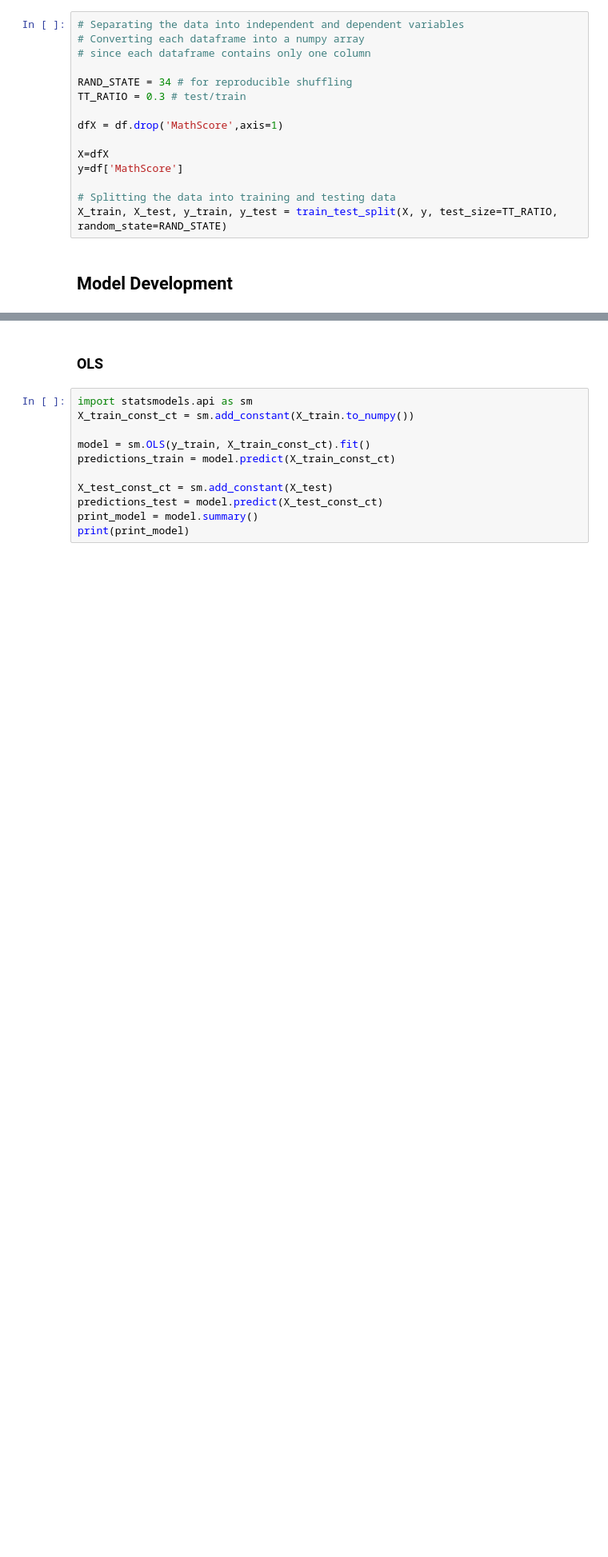
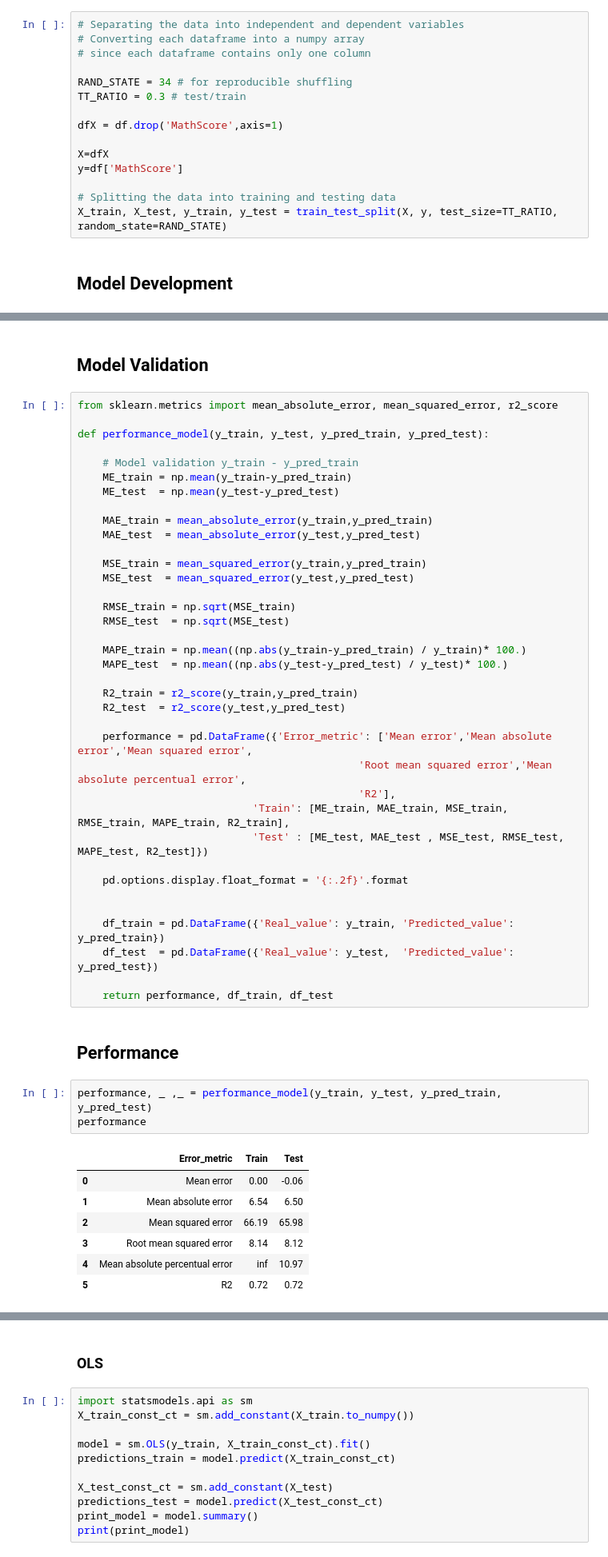
Before and after one commit to serquein/Projects, a Jupyter notebook: Final Project - Decision Tree - Regression.ipynb, the cells around one changed output, grey strips where cells are left out. Shown: that part at 80% size. Drawn from its saved outputs; the diff is of its cells as text; blank space fills up the shorter version.

```diff
--- a/Final Project - Decision Tree - Regression.ipynb
+++ b/Final Project - Decision Tree - Regression.ipynb
@@ -259,0 +218,52 @@ print(mean_squared_error(y_test,y_pred))
+# %% [markdown]
+## Model Validation
+# %%
+from sklearn.metrics import mean_absolute_error, mean_squared_error, r2_score
+
+def performance_model(y_train, y_test, y_pred_train, y_pred_test):
+
+    # Model validation y_train - y_pred_train
+    ME_train = np.mean(y_train-y_pred_train)
+    ME_test  = np.mean(y_test-y_pred_test)
+
+    MAE_train = mean_absolute_error(y_train,y_pred_train)
+    MAE_test  = mean_absolute_error(y_test,y_pred_test)
+
+    MSE_train = mean_squared_error(y_train,y_pred_train)
+    MSE_test  = mean_squared_error(y_test,y_pred_test)
+
+    RMSE_train = np.sqrt(MSE_train)
+    RMSE_test  = np.sqrt(MSE_test)
+
+    MAPE_train = np.mean((np.abs(y_train-y_pred_train) / y_train)* 100.)
+    MAPE_test  = np.mean((np.abs(y_test-y_pred_test) / y_test)* 100.)
+
+    R2_train = r2_score(y_train,y_pred_train)
+    R2_test  = r2_score(y_test,y_pred_test)
+
+    performance = pd.DataFrame({'Error_metric': ['Mean error','Mean absolute error','Mean squared error',
+                                             'Root mean squared error','Mean absolute percentual error',
+                                             'R2'],
+                            'Train': [ME_train, MAE_train, MSE_train, RMSE_train, MAPE_train, R2_train],
+                            'Test' : [ME_test, MAE_test , MSE_test, RMSE_test, MAPE_test, R2_test]})
+
+    pd.options.display.float_format = '{:.2f}'.format
+
+
+    df_train = pd.DataFrame({'Real_value': y_train, 'Predicted_value': y_pred_train})
+    df_test  = pd.DataFrame({'Real_value': y_test,  'Predicted_value': y_pred_test})
+
+    return performance, df_train, df_test
+# %% [markdown]
+## Performance
+# %%
+performance, _ ,_ = performance_model(y_train, y_test, y_pred_train, y_pred_test)
+performance
+# %% [output]
+|  | Error_metric | Train | Test |
+| 0 | Mean error | 0.00 | -0.06 |
+| 1 | Mean absolute error | 6.54 | 6.50 |
+| 2 | Mean squared error | 66.19 | 65.98 |
+| 3 | Root mean squared error | 8.14 | 8.12 |
+| 4 | Mean absolute percentual error | inf | 10.97 |
+| 5 | R2 | 0.72 | 0.72 |
```
Also changed, not shown: parts of 13 cells of this notebook.
